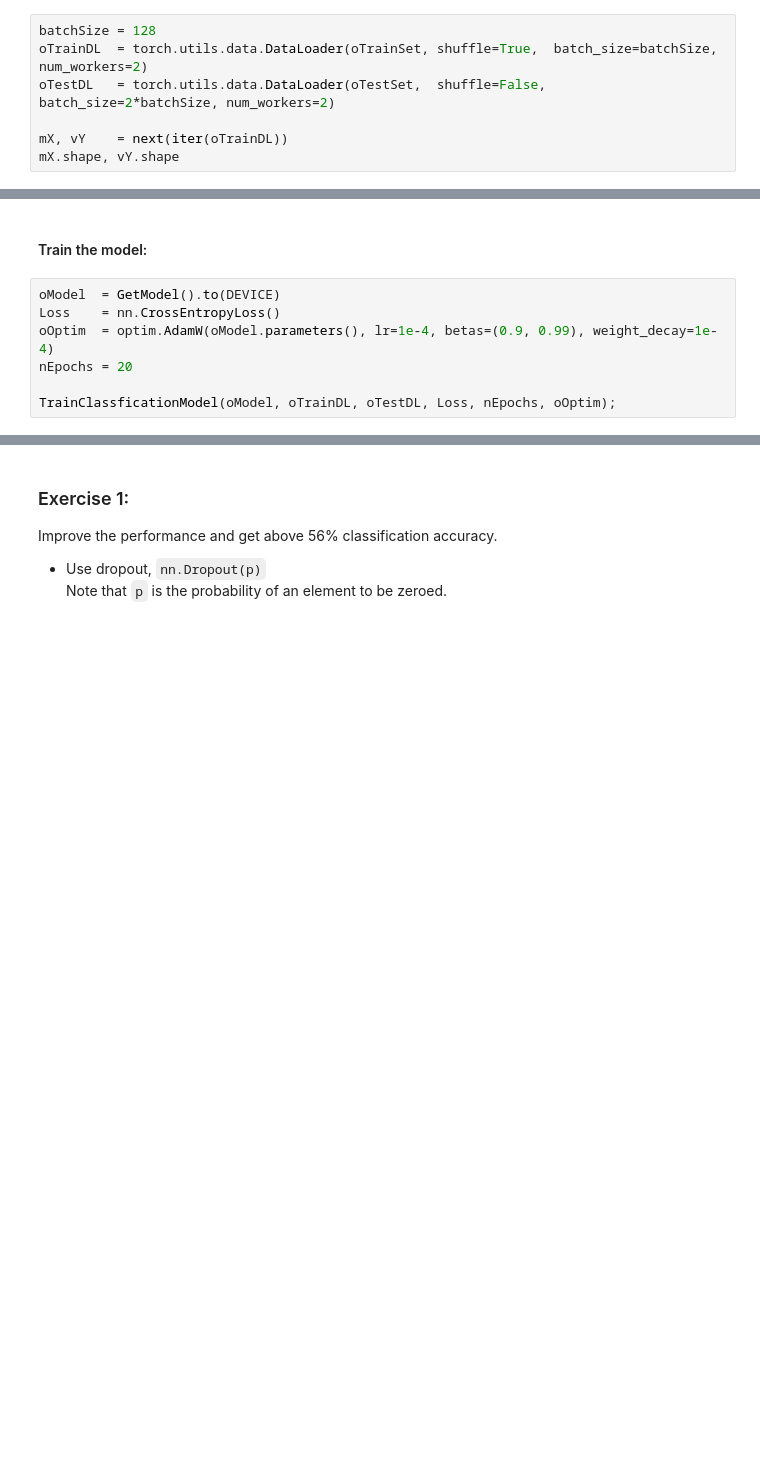
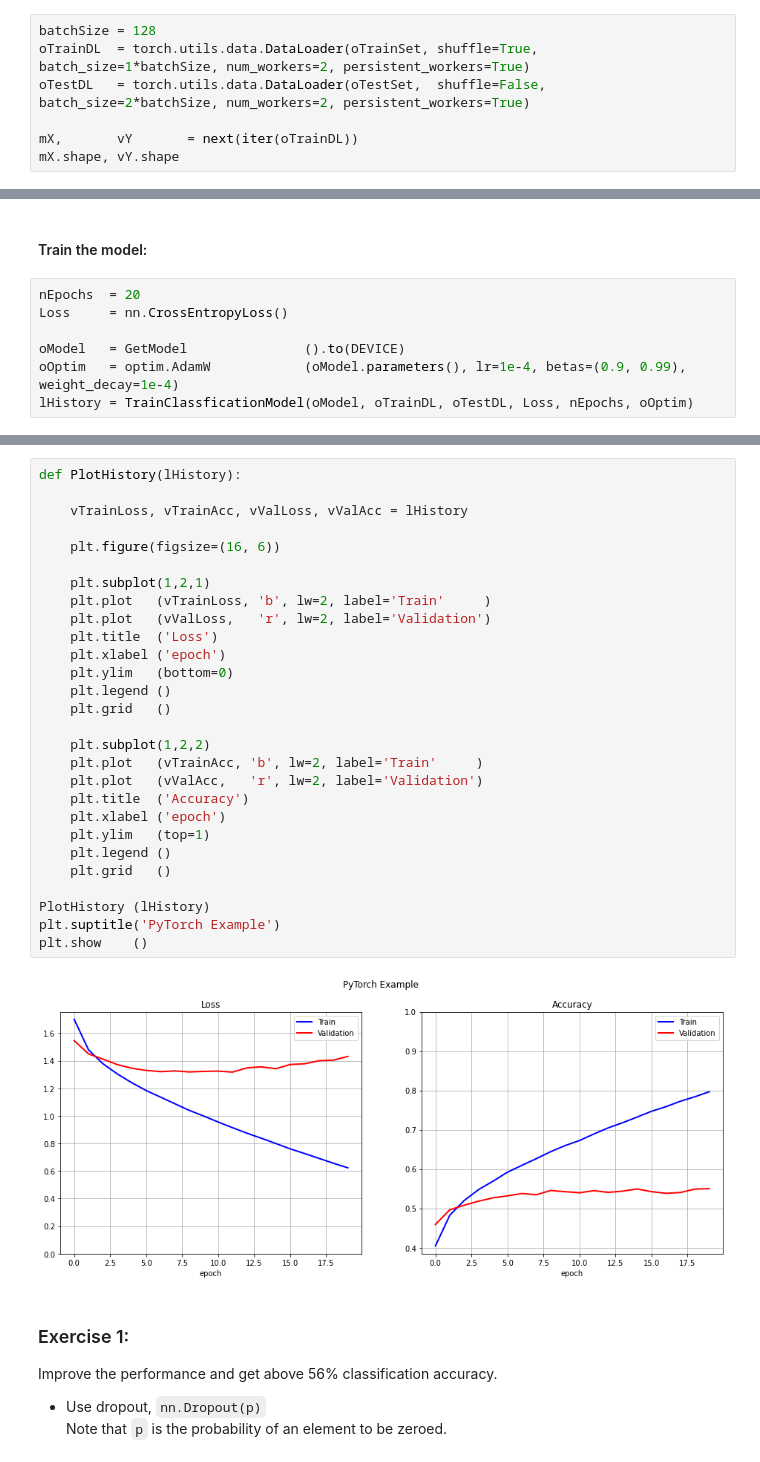
Before and after one commit to FixelAlgorithmsTeam/FixelCourses, a Jupyter notebook: DeepLearningMethods/05_PyTorch/MainPyTorchCifar.ipynb, the cells around one changed output, grey strips where cells are left out. Drawn from its saved outputs; the diff is of its cells as text; blank space fills up the shorter version.

Commit message:
Edit PyTorchCIFAR

```diff
--- a/DeepLearningMethods/05_PyTorch/MainPyTorchCifar.ipynb
+++ b/DeepLearningMethods/05_PyTorch/MainPyTorchCifar.ipynb
@@ -93,10 +92,10 @@ oTestSet .transform = oTransform
 #### Create data loaders:
 # %%
 batchSize = 128
-oTrainDL  = torch.utils.data.DataLoader(oTrainSet, shuffle=True,  batch_size=batchSize,   num_workers=2)
-oTestDL   = torch.utils.data.DataLoader(oTestSet,  shuffle=False, batch_size=2*batchSize, num_workers=2)
+oTrainDL  = torch.utils.data.DataLoader(oTrainSet, shuffle=True,  batch_size=1*batchSize, num_workers=2, persistent_workers=True)
+oTestDL   = torch.utils.data.DataLoader(oTestSet,  shuffle=False, batch_size=2*batchSize, num_workers=2, persistent_workers=True)
 
-mX, vY    = next(iter(oTrainDL))
+mX,       vY       = next(iter(oTrainDL))
 mX.shape, vY.shape
 # %% [output]
 (torch.Size([128, 3, 32, 32]), torch.Size([128]))
@@ -260,10 +264,10 @@ device(type='cuda', index=0)
 # %% [markdown]
 #### Train the model:
 # %%
-oModel  = GetModel().to(DEVICE)
-Loss    = nn.CrossEntropyLoss()
-oOptim  = optim.AdamW(oModel.parameters(), lr=1e-4, betas=(0.9, 0.99), weight_decay=1e-4)
-nEpochs = 20
+nEpochs  = 20
+Loss     = nn.CrossEntropyLoss()
 
-TrainClassficationModel(oModel, oTrainDL, oTestDL, Loss, nEpochs, oOptim);
+oModel   = GetModel               ().to(DEVICE)
+oOptim   = optim.AdamW            (oModel.parameters(), lr=1e-4, betas=(0.9, 0.99), weight_decay=1e-4)
+lHistory = TrainClassficationModel(oModel, oTrainDL, oTestDL, Loss, nEpochs, oOptim)
 # %% [output]
@@ -290,3 +294,33 @@ Epoch 019: | Train loss:  0.623 | Val loss:  1.444 | Train Accuracy:  0.797 | Va
+# %%
+def PlotHistory(lHistory):
+
+    vTrainLoss, vTrainAcc, vValLoss, vValAcc = lHistory
+
+    plt.figure(figsize=(16, 6))
+
+    plt.subplot(1,2,1)
+    plt.plot   (vTrainLoss, 'b', lw=2, label='Train'     )
+    plt.plot   (vValLoss,   'r', lw=2, label='Validation')
+    plt.title  ('Loss')
+    plt.xlabel ('epoch')
+    plt.ylim   (bottom=0)
+    plt.legend ()
+    plt.grid   ()
+
+    plt.subplot(1,2,2)
+    plt.plot   (vTrainAcc, 'b', lw=2, label='Train'     )
+    plt.plot   (vValAcc,   'r', lw=2, label='Validation')
+    plt.title  ('Accuracy')
+    plt.xlabel ('epoch')
+    plt.ylim   (top=1)
+    plt.legend ()
+    plt.grid   ()
+
+PlotHistory (lHistory)
+plt.suptitle('PyTorch Example')
+plt.show    ()
+# %% [output]
+[figure, added]
 # %% [markdown]
 ### Exercise 1:
 Improve the performance and get above 56% classification accuracy.
```
Also changed, not shown: parts of 19 cells of this notebook, 1 other file.
